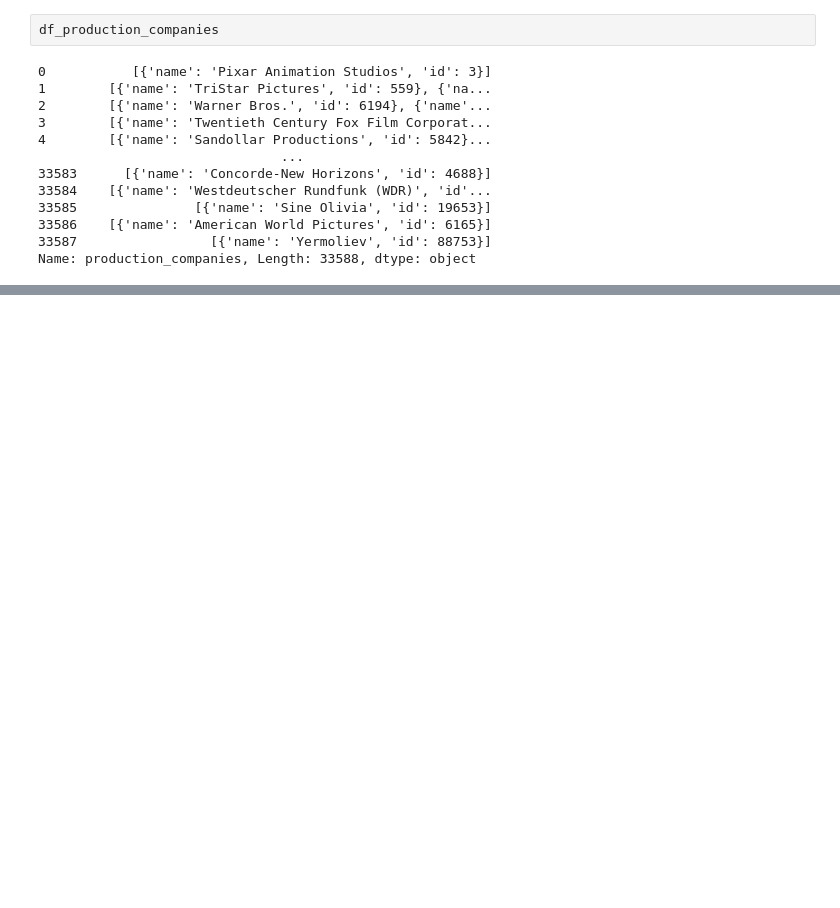
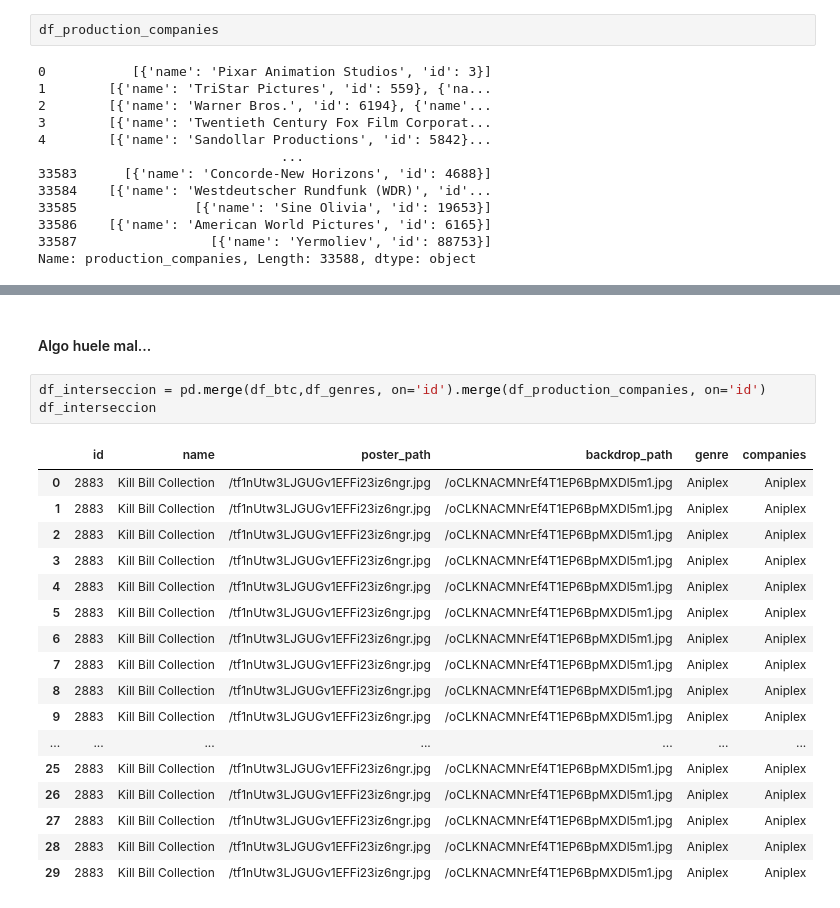
Before and after one commit to Nahuel404/PI_ML_3, a Jupyter notebook: Transformaciones.ipynb, the cells around one changed output, grey strips where cells are left out. Drawn from its saved outputs; the diff is of its cells as text; blank space fills up the shorter version.

```diff
--- a/Transformaciones.ipynb
+++ b/Transformaciones.ipynb
@@ -258,0 +349,23 @@ df_production_countries
+# %% [markdown]
+#### Algo huele mal...
+# %%
+df_interseccion = pd.merge(df_btc,df_genres, on='id').merge(df_production_companies, on='id')
+df_interseccion
+# %% [output]
+|  | id | name | poster_path | backdrop_path | genre | companies |
+| 0 | 2883 | Kill Bill Collection | /tf1nUtw3LJGUGv1EFFi23iz6ngr.jpg | /oCLKNACMNrEf4T1EP6BpMXDl5m1.jpg | Aniplex | Aniplex |
+| 1 | 2883 | Kill Bill Collection | /tf1nUtw3LJGUGv1EFFi23iz6ngr.jpg | /oCLKNACMNrEf4T1EP6BpMXDl5m1.jpg | Aniplex | Aniplex |
+| 2 | 2883 | Kill Bill Collection | /tf1nUtw3LJGUGv1EFFi23iz6ngr.jpg | /oCLKNACMNrEf4T1EP6BpMXDl5m1.jpg | Aniplex | Aniplex |
+| 3 | 2883 | Kill Bill Collection | /tf1nUtw3LJGUGv1EFFi23iz6ngr.jpg | /oCLKNACMNrEf4T1EP6BpMXDl5m1.jpg | Aniplex | Aniplex |
+| 4 | 2883 | Kill Bill Collection | /tf1nUtw3LJGUGv1EFFi23iz6ngr.jpg | /oCLKNACMNrEf4T1EP6BpMXDl5m1.jpg | Aniplex | Aniplex |
+| 5 | 2883 | Kill Bill Collection | /tf1nUtw3LJGUGv1EFFi23iz6ngr.jpg | /oCLKNACMNrEf4T1EP6BpMXDl5m1.jpg | Aniplex | Aniplex |
+| 6 | 2883 | Kill Bill Collection | /tf1nUtw3LJGUGv1EFFi23iz6ngr.jpg | /oCLKNACMNrEf4T1EP6BpMXDl5m1.jpg | Aniplex | Aniplex |
+| 7 | 2883 | Kill Bill Collection | /tf1nUtw3LJGUGv1EFFi23iz6ngr.jpg | /oCLKNACMNrEf4T1EP6BpMXDl5m1.jpg | Aniplex | Aniplex |
+| 8 | 2883 | Kill Bill Collection | /tf1nUtw3LJGUGv1EFFi23iz6ngr.jpg | /oCLKNACMNrEf4T1EP6BpMXDl5m1.jpg | Aniplex | Aniplex |
+| 9 | 2883 | Kill Bill Collection | /tf1nUtw3LJGUGv1EFFi23iz6ngr.jpg | /oCLKNACMNrEf4T1EP6BpMXDl5m1.jpg | Aniplex | Aniplex |
+| ... | ... | ... | ... | ... | ... | ... |
+| 25 | 2883 | Kill Bill Collection | /tf1nUtw3LJGUGv1EFFi23iz6ngr.jpg | /oCLKNACMNrEf4T1EP6BpMXDl5m1.jpg | Aniplex | Aniplex |
+| 26 | 2883 | Kill Bill Collection | /tf1nUtw3LJGUGv1EFFi23iz6ngr.jpg | /oCLKNACMNrEf4T1EP6BpMXDl5m1.jpg | Aniplex | Aniplex |
+| 27 | 2883 | Kill Bill Collection | /tf1nUtw3LJGUGv1EFFi23iz6ngr.jpg | /oCLKNACMNrEf4T1EP6BpMXDl5m1.jpg | Aniplex | Aniplex |
+| 28 | 2883 | Kill Bill Collection | /tf1nUtw3LJGUGv1EFFi23iz6ngr.jpg | /oCLKNACMNrEf4T1EP6BpMXDl5m1.jpg | Aniplex | Aniplex |
+| 29 | 2883 | Kill Bill Collection | /tf1nUtw3LJGUGv1EFFi23iz6ngr.jpg | /oCLKNACMNrEf4T1EP6BpMXDl5m1.jpg | Aniplex | Aniplex |
```
Also changed, not shown: parts of 49 cells of this notebook.
